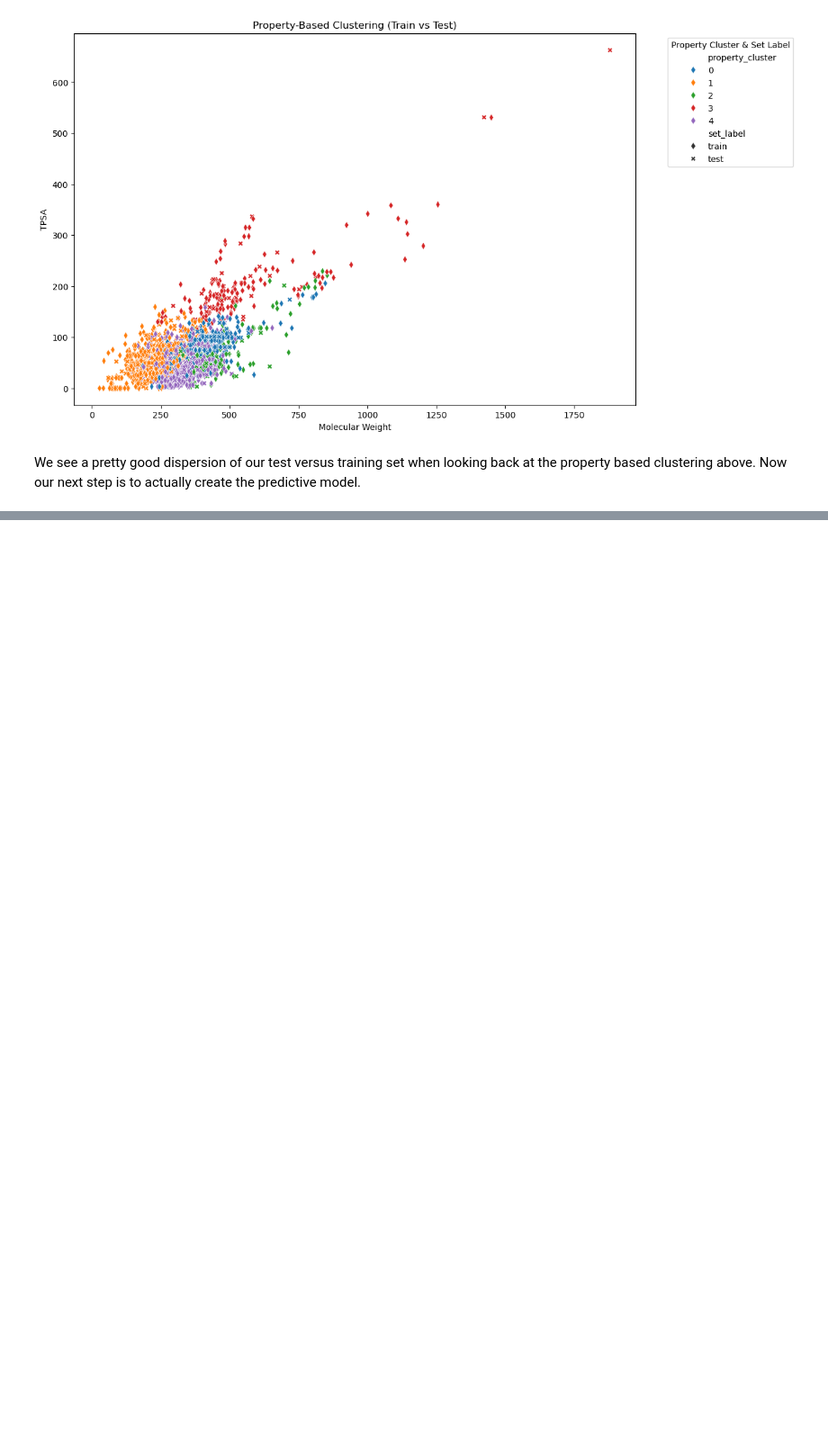
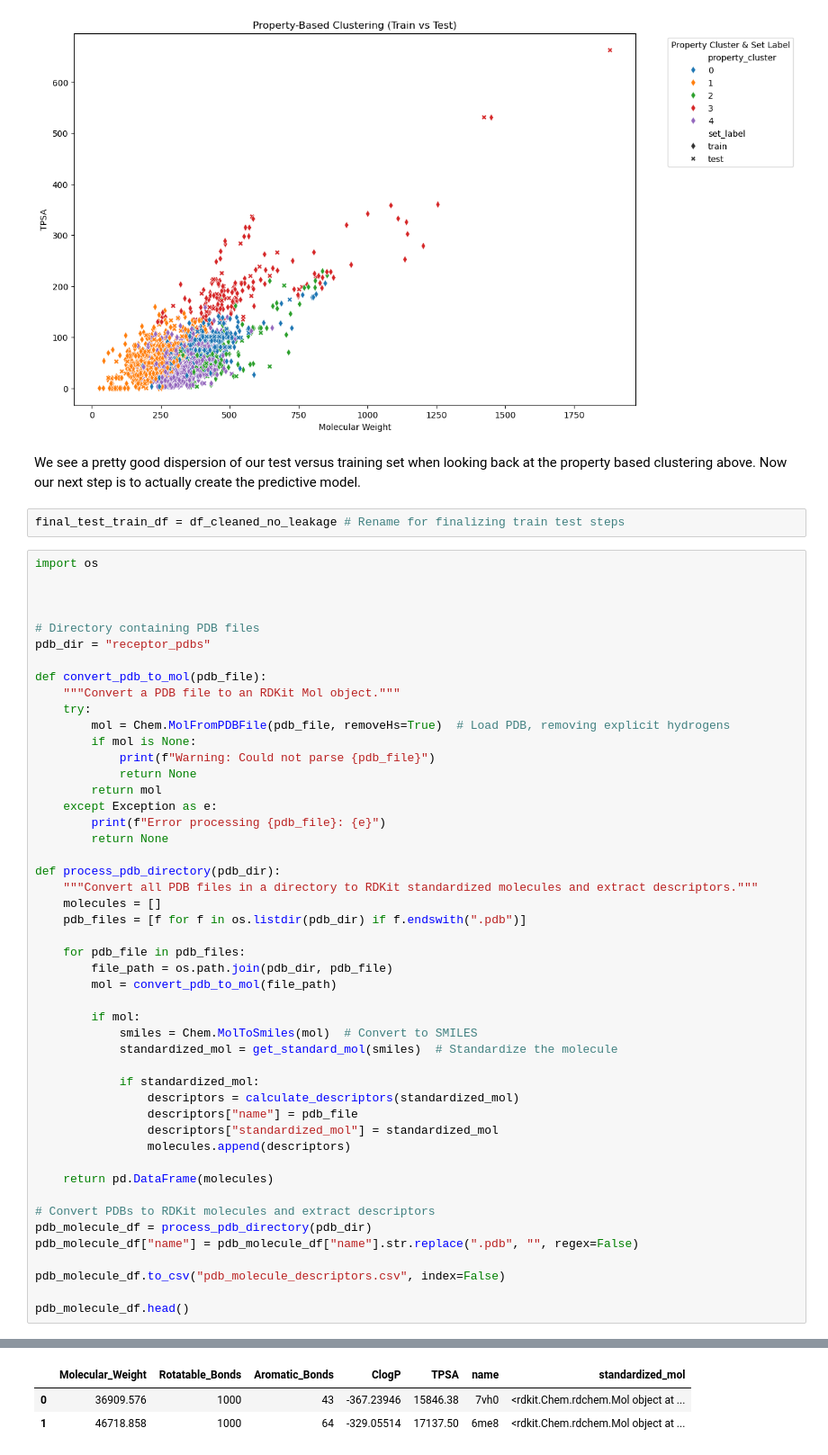
Before and after one commit to Steve-Cheney/Cheminformatics, a Jupyter notebook: rbif-110-a8/a8.ipynb, the cells around one changed output, grey strips where cells are left out. Shown at 90% size. Cells and saved outputs as stored; diff of their text form; blank space fills up the shorter version.

```diff
--- a/rbif-110-a8/a8.ipynb
+++ b/rbif-110-a8/a8.ipynb
@@ -489,3 +491,54 @@ plot_property_clustering(df_cleaned_no_leakage)
 [figure]
 # %% [markdown]
 We see a pretty good dispersion of our test versus training set when looking back at the property based clustering above. Now our next step is to actually create the predictive model.
+# %%
+final_test_train_df = df_cleaned_no_leakage # Rename for finalizing train test steps
+# %%
+import os
+
+
+
+# Directory containing PDB files
+pdb_dir = "receptor_pdbs"
+
+def convert_pdb_to_mol(pdb_file):
+    """Convert a PDB file to an RDKit Mol object."""
+    try:
+        mol = Chem.MolFromPDBFile(pdb_file, removeHs=True)  # Load PDB, removing explicit hydrogens
+        if mol is None:
+            print(f"Warning: Could not parse {pdb_file}")
+            return None
+        return mol
+    except Exception as e:
+        print(f"Error processing {pdb_file}: {e}")
+        return None
+
+def process_pdb_directory(pdb_dir):
+    """Convert all PDB files in a directory to RDKit standardized molecules and extract descriptors."""
+    molecules = []
+    pdb_files = [f for f in os.listdir(pdb_dir) if f.endswith(".pdb")]
+
+    for pdb_file in pdb_files:
+        file_path = os.path.join(pdb_dir, pdb_file)
+        mol = convert_pdb_to_mol(file_path)
+
+        if mol:
+            smiles = Chem.MolToSmiles(mol)  # Convert to SMILES
+            standardized_mol = get_standard_mol(smiles)  # Standardize the molecule
+
+            if standardized_mol:
+                descriptors = calculate_descriptors(standardized_mol)
+                descriptors["name"] = pdb_file
+                descriptors["standardized_mol"] = standardized_mol
+                molecules.append(descriptors)
+
+    return pd.DataFrame(molecules)
+
+# Convert PDBs to RDKit molecules and extract descriptors
+pdb_molecule_df = process_pdb_directory(pdb_dir)
+pdb_molecule_df["name"] = pdb_molecule_df["name"].str.replace(".pdb", "", regex=False)
+
+pdb_molecule_df.to_csv("pdb_molecule_descriptors.csv", index=False)
+
+pdb_molecule_df.head()
+# %% [output]
@@ -491,0 +548,3 @@ We see a pretty good dispersion of our test versus training set when looking bac
+|  | Molecular_Weight | Rotatable_Bonds | Aromatic_Bonds | ClogP | TPSA | name | standardized_mol |
+| 0 | 36909.576 | 1000 | 43 | -367.23946 | 15846.38 | 7vh0 | <rdkit.Chem.rdchem.Mol object at ... |
+| 1 | 46718.858 | 1000 | 64 | -329.05514 | 17137.50 | 6me8 | <rdkit.Chem.rdchem.Mol object at ... |
```
Also changed, not shown: parts of 3 cells of this notebook, 8 other files.
